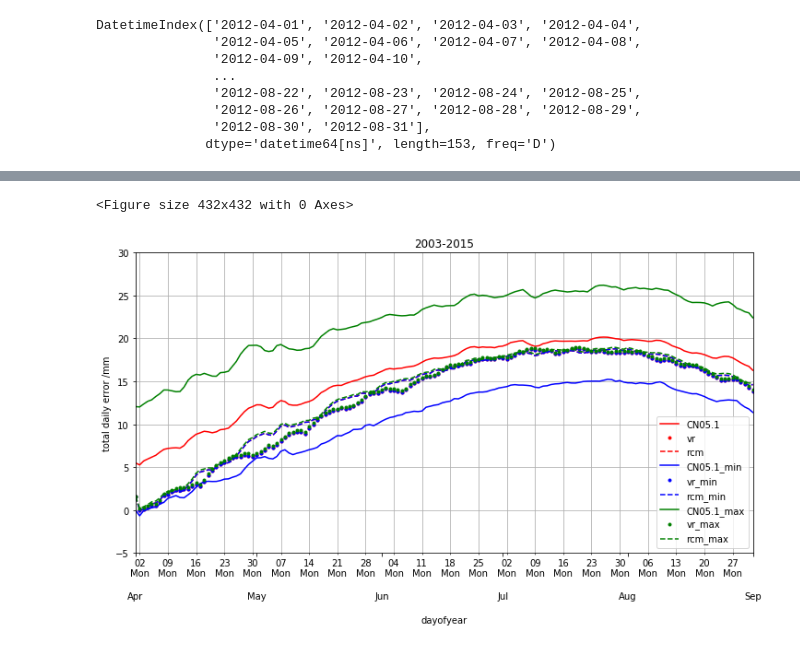
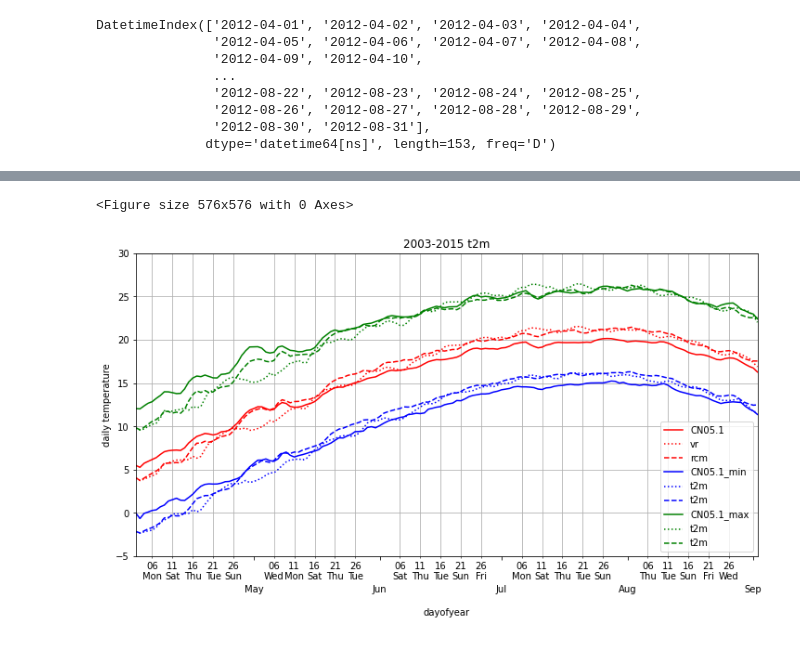
Before and after one commit to dozerlcl/MPAS_case_study, a Jupyter notebook: 92-25km_vr_rcm_postprocess/visualization/check_obs/check_cn051/t2m/time_series/t2m_timemean_all.ipynb, the cells around one changed output, grey strips where cells are left out. Drawn from its saved outputs; the diff is of its cells as text; code cells hidden in the pictures.

Commit message:
add temperature diag

```diff
--- a/92-25km_vr_rcm_postprocess/visualization/check_obs/check_cn051/t2m/time_series/t2m_timemean_all.ipynb
+++ b/92-25km_vr_rcm_postprocess/visualization/check_obs/check_cn051/t2m/time_series/t2m_timemean_all.ipynb
@@ -134,30 +146,45 @@ pd_plot.head()
 # %%
 import matplotlib.dates as dates
+import datetime
 # pd_plot = pd.concat([df_obs, df_mod,minus], axis=1)
-plt.figure(figsize=(6,6))
-
+fig = plt.figure(figsize=(8,8))
+# fig.patch.set_facecolor('white')
+# fig,ax = plt.subplots(1,1,figsize=(16,16))
+# fig.patch.set_facecolor('white') # 不使用，在输出图的facecolor调整颜色来更改输出的样式
 ymin = -5.
 ymax = 30.
-idx = pd.date_range("2003-"+'04-01', "2003-"+'09-01')
+# idx = pd.date_range("2003-"+'04-01', "2003-"+'09-01')
 # s = pd.Series(np.random.randn(len(idx)), index=idx)
 
 # fig, ax = plt.subplots()
 # ax.plot_date(idx.to_pydatetime(), 'v-')
-ax = pd_plot.plot(figsize=(12,6),style=['-r','.r','--r','-b','.b','--b','-g','.g','--g'])
-ax.xaxis.set_minor_locator(dates.WeekdayLocator(byweekday=(0),
-                                                interval=1))
+ax = pd_plot.plot(figsize=(12,6),style=['-r',':r','--r','-b',':b','--b','-g',':g','--g'])
+# ax.xaxis.set_minor_locator(dates.WeekdayLocator(byweekday=(0),
+                                                # interval=1))
+ax.patch.set_facecolor('black')
+
+ax.set_facecolor('white')
+ax.xaxis.set_minor_locator(dates.DayLocator(bymonthday=range(1, 31, 5) ))
 ax.xaxis.set_minor_formatter(dates.DateFormatter('%d\n%a'))
 ax.xaxis.grid(True, which="minor")
 ax.yaxis.grid()
 ax.xaxis.set_major_locator(dates.MonthLocator())
-ax.xaxis.set_major_formatter(dates.DateFormatter('\n\n\n%b\n'))
+ax.xaxis.set_major_formatter(dates.DateFormatter('\n\n%b\n'))
+# ax.set_xlim([datetime.date(2003, 4, 1), datetime.date(2003, 9, 1)])
+ax.set_xlim([91,244])
 # ax.set_xlim([xmin,xmax])
 ax.set_ylim([ymin,ymax])
 # plt.tight_layout()
 # plt.show()
-ax.set_ylabel("total daily error /mm")
-plt.title("2003-2015")
-plt.savefig("./output_pic/series_dayofyear.png")
+
+# ax.spines['bottom'].set_color('#dddddd')
+# ax.spines['top'].set_color('#dddddd')
+# ax.spines['right'].set_color('red')
+# ax.spines['left'].set_color('red')
+
+ax.set_ylabel("daily temperature")
+plt.title("2003-2015 t2m")
+plt.savefig("./output_pic/t2m_series_dayofyear.png", facecolor="white")
 # %% [output]
-<Figure size 432x432 with 0 Axes>
+<Figure size 576x576 with 0 Axes>
-[figure, old version]
+[figure, new version]
```
Also changed, not shown: parts of 3 cells of this notebook, 11 other files.
